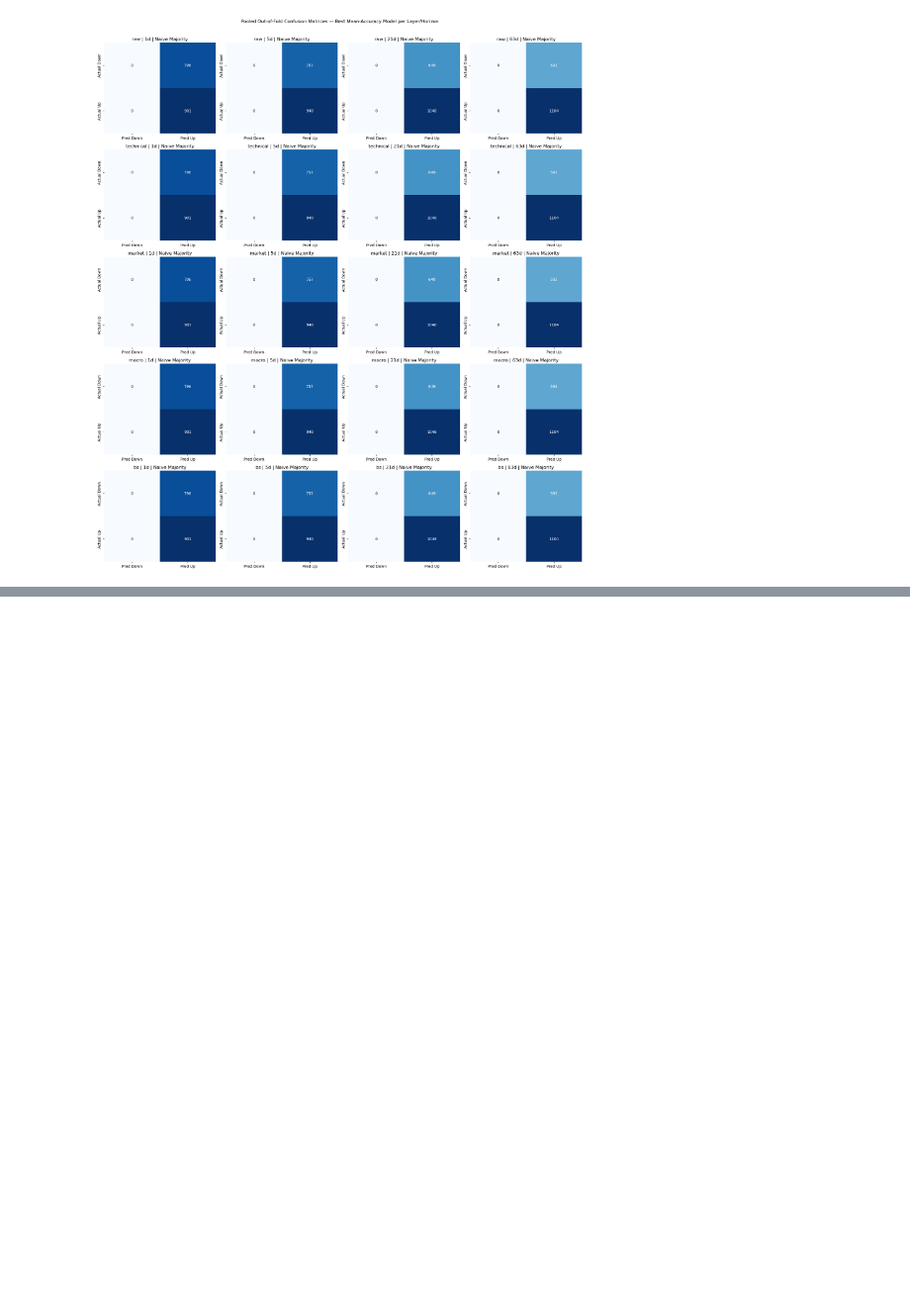
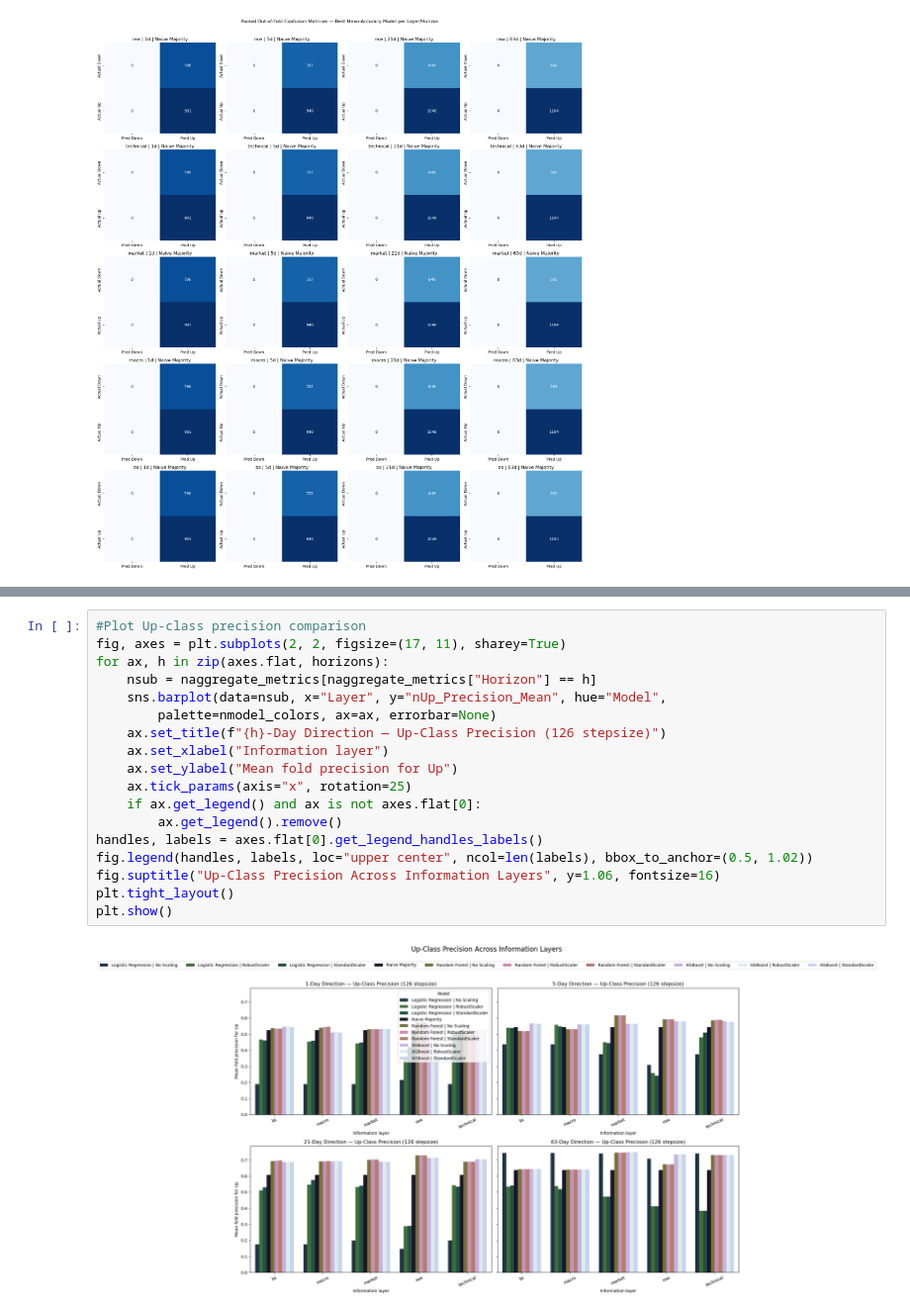
Before and after one commit to An-n-nie/CapSTOKED, a Jupyter notebook: notebooks/03_amzn_walk_forward_feature_layers.ipynb, the cells around one changed output, grey strips where cells are left out. Shown at 99% size. Drawn from its saved outputs; the diff is of its cells as text; blank space fills up the shorter version.

```diff
--- a/notebooks/03_amzn_walk_forward_feature_layers.ipynb
+++ b/notebooks/03_amzn_walk_forward_feature_layers.ipynb
@@ -1343,0 +2011,20 @@ display(report_summary.sort_values(["Horizon", "Layer", "Up_F1_Report"],
+# %%
+#Plot Up-class precision comparison
+fig, axes = plt.subplots(2, 2, figsize=(17, 11), sharey=True)
+for ax, h in zip(axes.flat, horizons):
+    nsub = naggregate_metrics[naggregate_metrics["Horizon"] == h]
+    sns.barplot(data=nsub, x="Layer", y="nUp_Precision_Mean", hue="Model",
+        palette=nmodel_colors, ax=ax, errorbar=None)
+    ax.set_title(f"{h}-Day Direction — Up-Class Precision (126 stepsize)")
+    ax.set_xlabel("Information layer")
+    ax.set_ylabel("Mean fold precision for Up")
+    ax.tick_params(axis="x", rotation=25)
+    if ax.get_legend() and ax is not axes.flat[0]:
+        ax.get_legend().remove()
+handles, labels = axes.flat[0].get_legend_handles_labels()
+fig.legend(handles, labels, loc="upper center", ncol=len(labels), bbox_to_anchor=(0.5, 1.02))
+fig.suptitle("Up-Class Precision Across Information Layers", y=1.06, fontsize=16)
+plt.tight_layout()
+plt.show()
+# %% [output]
+[figure, added]
```
Also changed, not shown: parts of 29 cells of this notebook, 1 other file.
